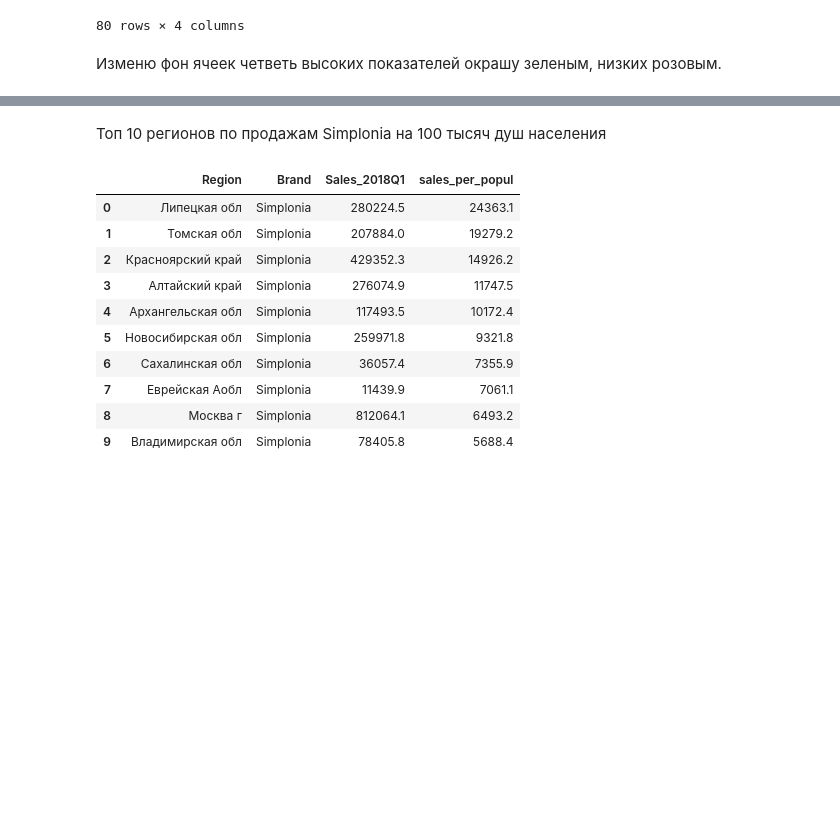
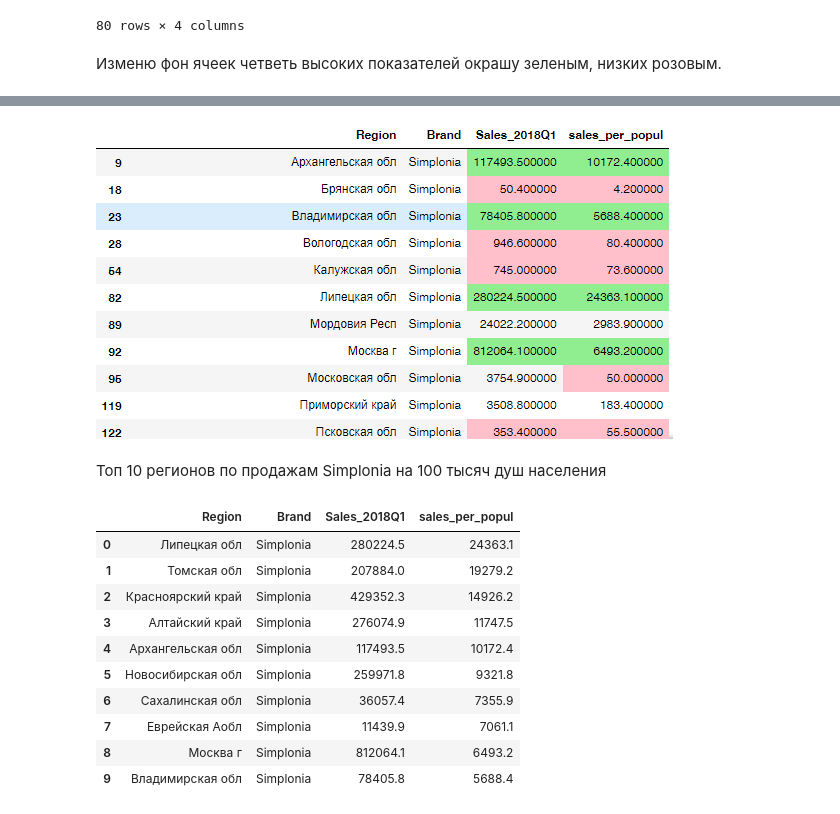
Before and after one commit to olga-abrams/DS_projects, a Jupyter notebook: pharm/pharm.ipynb, the cells around one changed output, grey strips where cells are left out. Saved outputs shown, nothing was run; the diff lists cells and outputs as text; code cells hidden in the pictures; blank space fills up the shorter version.

```diff
--- a/pharm/pharm.ipynb
+++ b/pharm/pharm.ipynb
@@ -1016,3 +1017,7 @@ simplonia_styler = simplonia_quart.style.applymap(coloring, subset=['Sales_2018Q
+# %%
+Image(filename="img/Simplonia.png")
+# %% [output]
+[figure, added]
 # %%
 with pd.ExcelWriter(excel_file, engine=engine, mode='a') as writer:
     simplonia_styler.to_excel(writer, sheet_name="Simplonia")
```
Also changed, not shown: parts of 12 cells of this notebook.
